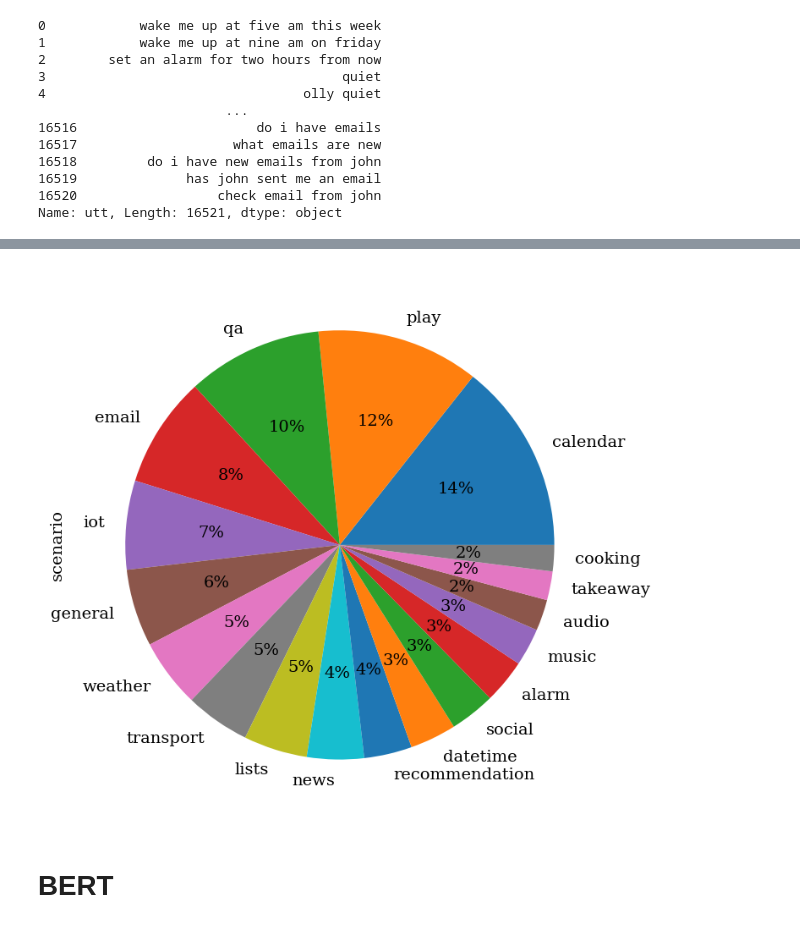
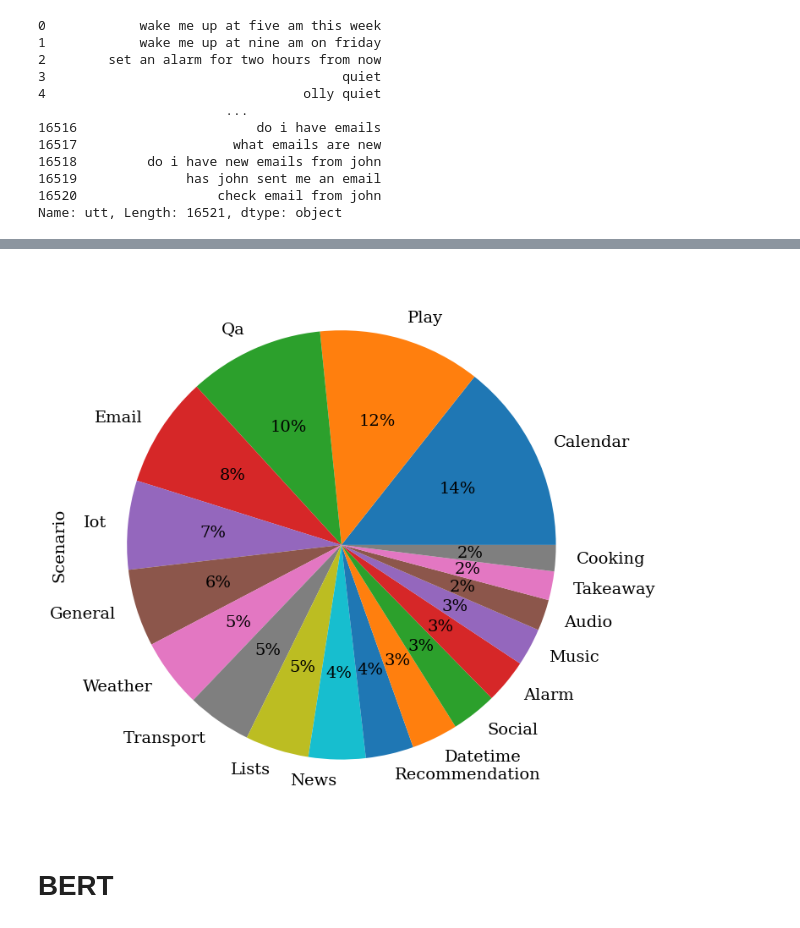
Before and after one commit to RedBatProject/our-alexa, a Jupyter notebook: Alexa_our_work_2.ipynb, the cells around one changed output, grey strips where cells are left out. Saved outputs shown, nothing was run; the diff lists cells and outputs as text; code cells hidden in the pictures.

```diff
--- a/Alexa_our_work_2.ipynb
+++ b/Alexa_our_work_2.ipynb
@@ -133,9 +151,13 @@ Name: utt, Length: 16521, dtype: object
+# %%
+dataset['scenario'] = dataset['scenario'].str.capitalize()
+# %%
+dataset.rename(columns={"scenario":'Scenario'},inplace=True)
 # %%
-dataset['scenario'].value_counts().plot.pie( legend=False, \
+dataset['Scenario'].value_counts().plot.pie( legend=False, \
                    autopct='%1.0f%%')
 plt.savefig(f"{path}pie_chart.png",bbox_inches='tight')
 # %% [output]
-[figure, old version]
+[figure, new version]
 # %%
 # for i in set(dataset['scenario']):
 #     plt.figure(figsize=(12,8))
```
Also changed, not shown: parts of 38 cells of this notebook.
